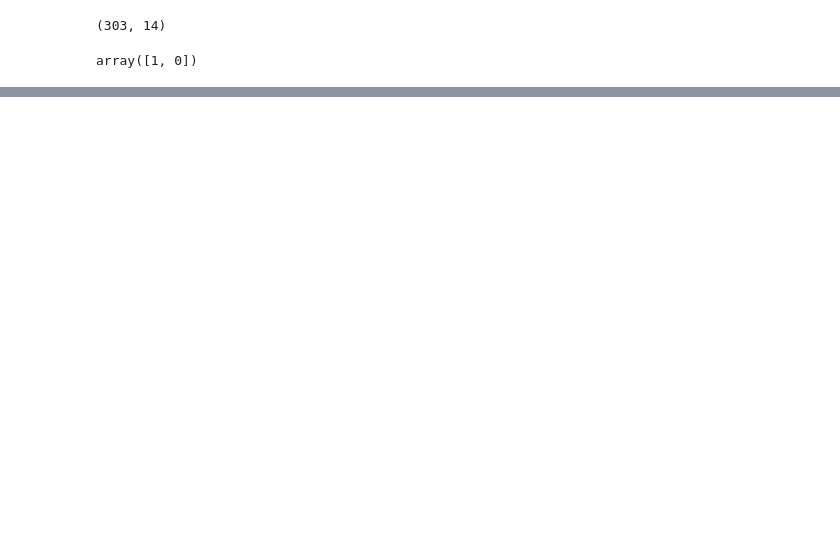
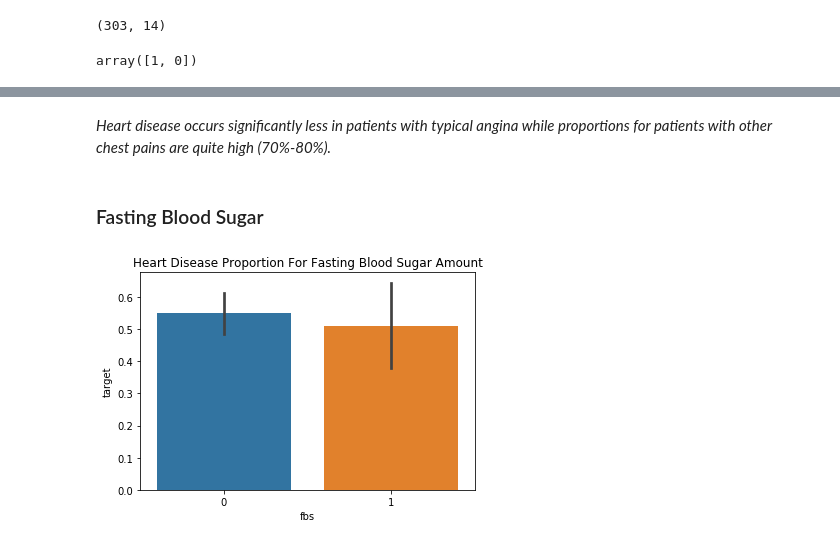
Before and after one commit to tobyzl2/Heart-Disease-Classification, a Jupyter notebook: heart_disease_classification.ipynb, the cells around one changed output, grey strips where cells are left out. Cells and saved outputs as stored; diff of their text form; code cells hidden in the pictures; blank space fills up the shorter version.

```diff
--- a/heart_disease_classification.ipynb
+++ b/heart_disease_classification.ipynb
@@ -57,0 +101,10 @@ array([1, 0])
+# %% [markdown]
+*Heart disease occurs significantly less in patients with typical angina while proportions for patients with other chest pains are quite high (70%-80%).*
+# %% [markdown]
+### Fasting Blood Sugar
+# %%
+plt.title("Heart Disease Proportion For Fasting Blood Sugar Amount")
+sns.barplot(dataset.fbs, dataset.target)
+plt.show()
+# %% [output]
+[figure, added]
```
Also changed, not shown: parts of 35 cells of this notebook.
